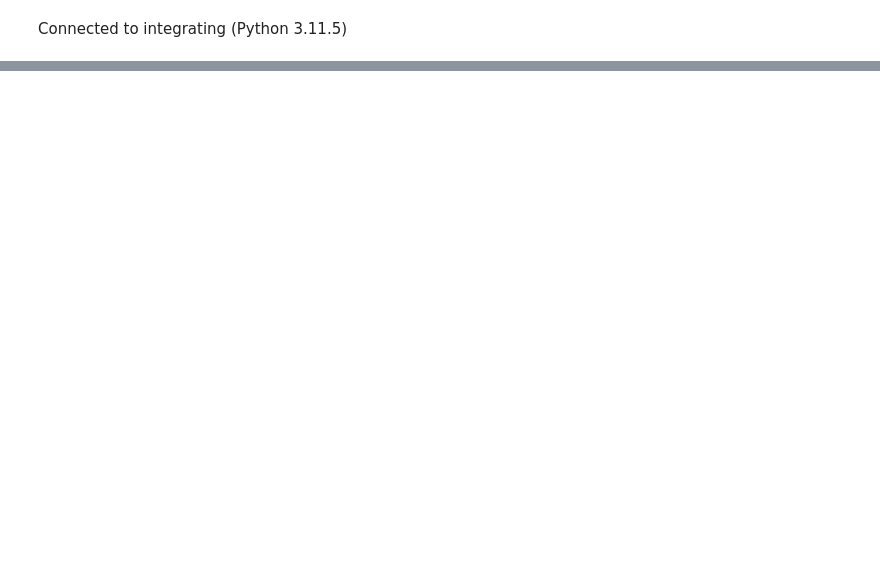
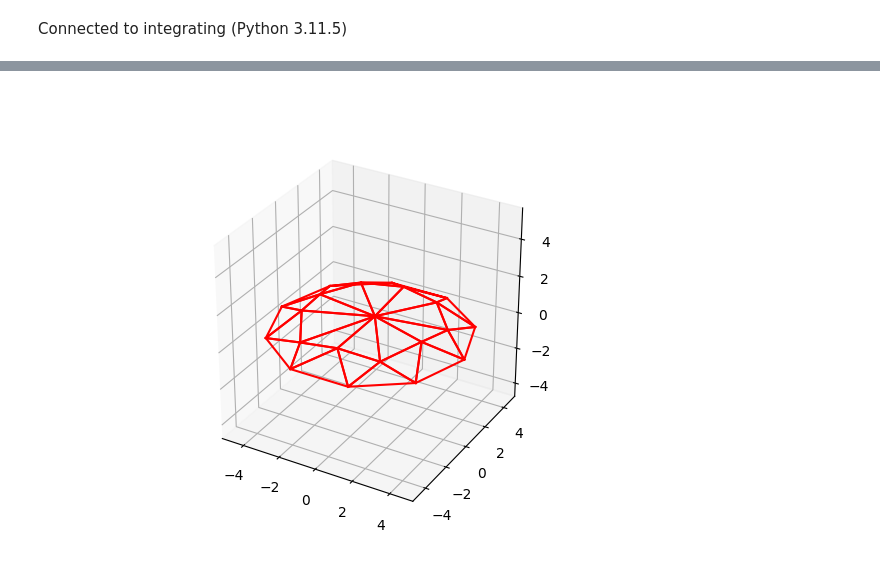
Before and after one commit to Mehdi5578/3DPU_Plateau_Problem, a Jupyter notebook: Plateau Problem/Triangulation Meshing/Interactive-2.ipynb, the cells around one changed output, grey strips where cells are left out. Saved outputs shown, nothing was run; the diff lists cells and outputs as text; code cells hidden in the pictures; blank space fills up the shorter version.

```diff
--- a/Plateau Problem/Triangulation Meshing/Interactive-2.ipynb
+++ b/Plateau Problem/Triangulation Meshing/Interactive-2.ipynb
@@ -706,5 +15,0 @@ for edge in M.edges:
-# %%
-np.argmax(L)
-edge = list(M.edges)[561]
-l = (np.linalg.norm(np.array(M.mapping[edge[0]]) - np.array(M.mapping[edge[1]])))
-edge
@@ -757,0 +828,11 @@ for _ in tqdm(range(10)):
+# %%
+plusgrand = min(list(M.vertex_curvatures.keys()))
+index = M.vertex_curvatures[plusgrand]
+triangles = M.dict_vertexes[index]
+def mapping(tr):
+    return [np.array(M.mapping[tr[0]]),np.array(M.mapping[tr[1]]),np.array(M.mapping[tr[2]])]
+
+real_triangles = np.array([mapping(tr) for tr in triangles])
+real_index = np.array(M.mapping[index])
+print(real_triangles)
+index
@@ -757,0 +982,4 @@ for _ in tqdm(range(10)):
+# %%
+C = np.mean(points[:-1],axis=0)
+C[-1] = 3
+C
@@ -757,0 +988,72 @@ for _ in tqdm(range(10)):
+# %%
+n_points = 10
+
+# Radius of the circle
+r = 5  # For example, radius = 1
+z = 0
+# Calculate the coordinates of the points
+points = np.array([[r * np.cos(2 * np.pi * i / n_points), r * np.sin(2 * np.pi * i / n_points), z] for i in range(n_points)])
+points = list(points) + [points[0]]
+
+
+
+P = [points]
+
+r = 2 # For example, radius = 1
+z = 2
+# Calculate the coordinates of the points
+points_1 = np.array([[r * np.cos(2 * np.pi * i / n_points), r * np.sin(2 * np.pi * i / n_points), z] for i in range(n_points)])
+points_1 = list(points_1) + [points_1[0]]
+P.append(points_1)
+
+P = np.array(P)
+mesh = []
+
+
+for j in tqdm(range(1)) :
+    for i in range(10) :
+        mesh.append([P[j,i],P[j+1,i+1],P[j,i+1]])
+        mesh.append([P[j,i],P[j+1,i+1],P[j+1,i]])
+
+
+for i in range(10) :
+    mesh.append([P[1,i],C,P[1,i+1]])
+
+
+P = P.reshape(-1,3)
+
+fig = plt.figure()
+ax = fig.add_subplot(111, projection='3d')
+ax.set_aspect('equal')
+
+X = []
+Y = []
+Z = []
+
+plt.plot(X,Y,Z,"x")
+for tr in RR.triangles:
+
+
+    xs = [RR.mapping[ind][0] for ind in tr] + [RR.mapping[tr[0]][0]]
+    ys = [RR.mapping[ind][1] for ind in tr] + [RR.mapping[tr[0]][1]]
+    zs = [RR.mapping[ind][2] for ind in tr] + [RR.mapping[tr[0]][2]]
+
+
+
+    ax.plot(xs,ys,zs,color = 'r')
+    X = X + list(xs)
+    Y = Y + list(ys)
+    Z = Z + list(zs)
+
+X = np.array(X)
+Y = np.array(Y)
+Z = np.array(Z)
+max_range = np.array([X.max()-X.min(), Y.max()-Y.min(), Z.max()-Z.min()]).max() / 2.0
+
+mid_x = (X.max()+X.min()) * 0.5
+mid_y = (Y.max()+Y.min()) * 0.5
+mid_z = (Z.max()+Z.min()) * 0.5
+ax.set_xlim(mid_x - max_range, mid_x + max_range)
+ax.set_ylim(mid_y - max_range, mid_y + max_range)
+ax.set_zlim(mid_z - max_range, mid_z + max_range)
+# %% [output]
@@ -757,0 +1061 @@ for _ in tqdm(range(10)):
+[figure, added]
```
Also changed, not shown: parts of 71 cells of this notebook, 2 other files.
